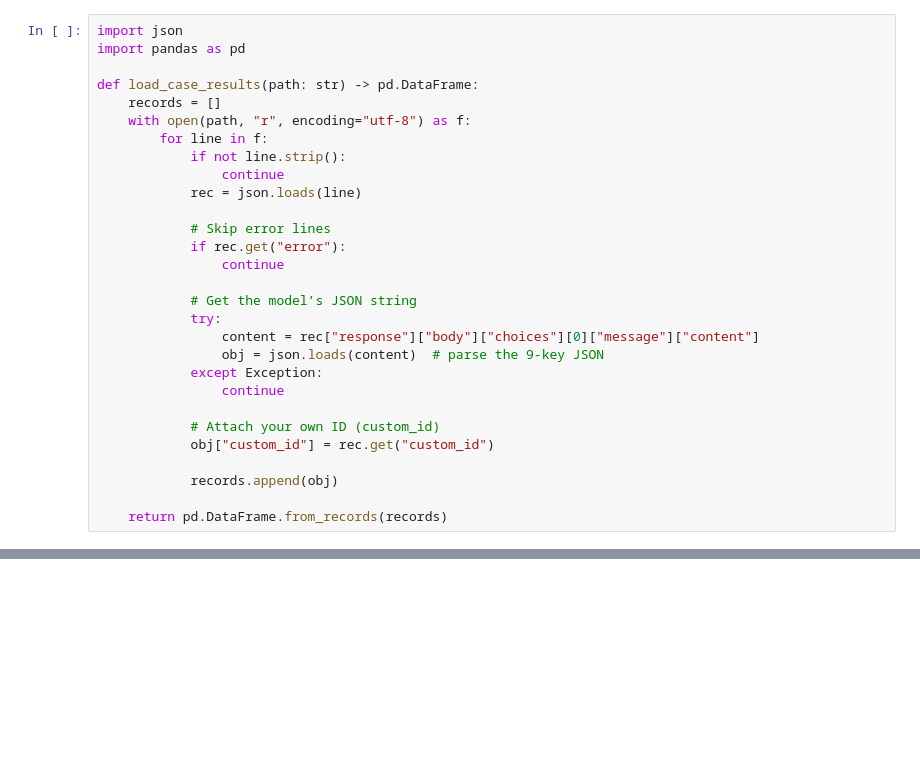
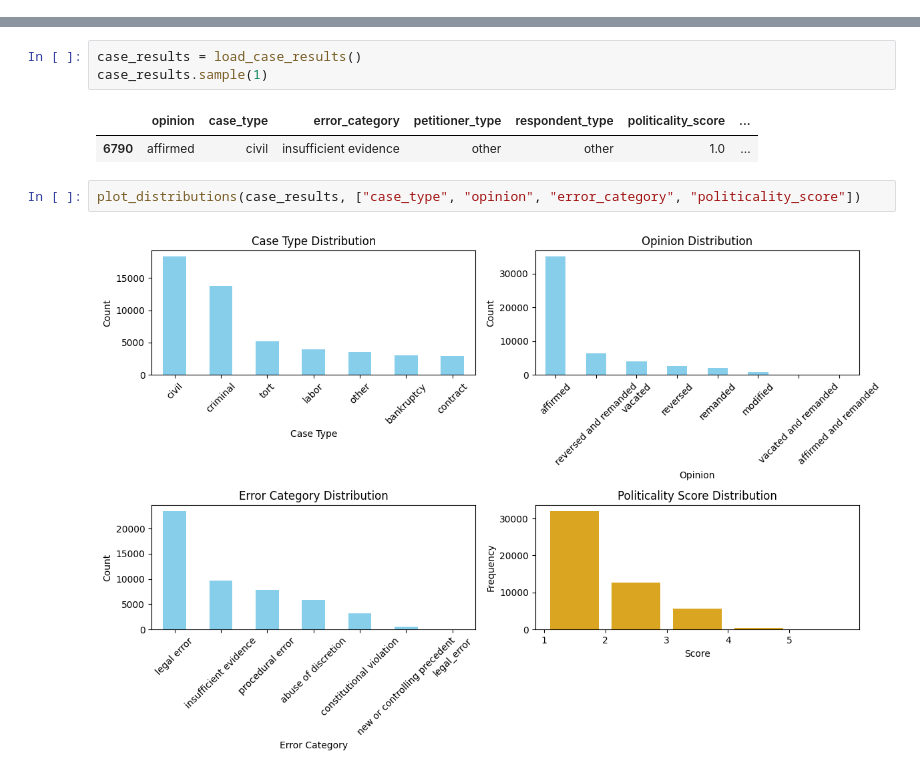
Before and after one commit to ilyadavidson/judge_project, a Jupyter notebook: scraps.ipynb, the cells around one changed output, grey strips where cells are left out. Saved outputs shown, nothing was run; the diff lists cells and outputs as text; blank space fills up the shorter version.

```diff
--- a/scraps.ipynb
+++ b/scraps.ipynb
@@ -228,29 +0,0 @@ df[df['unique_id']=='155']
-# %%
-import json
-import pandas as pd
-
-def load_case_results(path: str) -> pd.DataFrame:
-    records = []
-    with open(path, "r", encoding="utf-8") as f:
-        for line in f:
-            if not line.strip():
-                continue
-            rec = json.loads(line)
-
-            # Skip error lines
-            if rec.get("error"):
-                continue
-
-            # Get the model’s JSON string
-            try:
-                content = rec["response"]["body"]["choices"][0]["message"]["content"]
-                obj = json.loads(content)  # parse the 9-key JSON
-            except Exception:
-                continue
-
-            # Attach your own ID (custom_id)
-            obj["custom_id"] = rec.get("custom_id")
-
-            records.append(obj)
-
-    return pd.DataFrame.from_records(records)
@@ -287,0 +258,10 @@ plot_distributions(df, ["case_type", "opinion", "error_category", "politicality_
+# %%
+case_results = load_case_results()
+case_results.sample(1)
+# %% [output]
+|  | opinion | case_type | error_category | petitioner_type | respondent_type | politicality_score | ... |
+| 6790 | affirmed | civil | insufficient evidence | other | other | 1.0 | ... |
+# %%
+plot_distributions(case_results, ["case_type", "opinion", "error_category", "politicality_score"])
+# %% [output]
+[figure, added]
```
Also changed, not shown: parts of 55 cells of this notebook, 3 other files.
